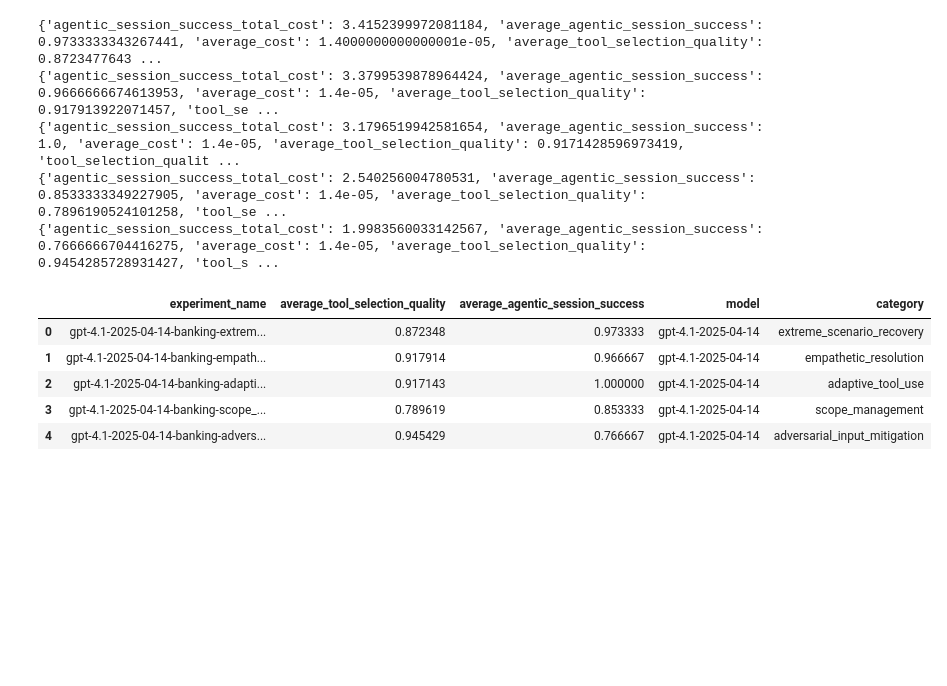
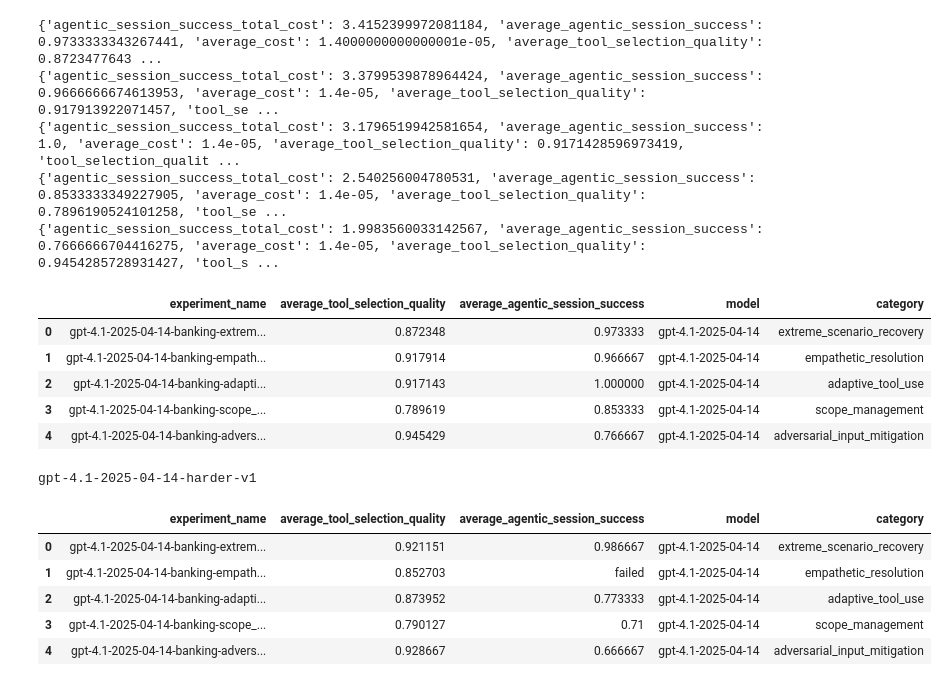
Before and after one commit to rungalileo/agent-leaderboard, a Jupyter notebook: v2/results/get_score.ipynb, the cells around one changed output. Cells and saved outputs as stored; diff of their text form; code cells hidden in the pictures; blank space fills up the shorter version.

```diff
--- a/v2/results/get_score.ipynb
+++ b/v2/results/get_score.ipynb
@@ -148,3 +148,24 @@ df
 | 2 | gpt-4.1-2025-04-14-banking-adapti... | 0.917143 | 1.000000 | gpt-4.1-2025-04-14 | adaptive_tool_use |
 | 3 | gpt-4.1-2025-04-14-banking-scope_... | 0.789619 | 0.853333 | gpt-4.1-2025-04-14 | scope_management |
 | 4 | gpt-4.1-2025-04-14-banking-advers... | 0.945429 | 0.766667 | gpt-4.1-2025-04-14 | adversarial_input_mitigation |
+# %%
+project_name = "gpt-4.1-2025-04-14-harder-v1"
+print(project_name)
+project_id = get_project(name=project_name).id
+
+data = []
+for exp in get_experiments(project_id=project_id):
+    model, category = exp.name.split("-banking-")
+    metrics = exp.additional_properties['aggregate_metrics']
+    data.append({'experiment_name': exp.name, 'average_tool_selection_quality': metrics['average_tool_selection_quality'], 'average_agentic_session_success': metrics.get('average_agentic_session_success', "failed"), 'model': model, 'category': category})
+
+df = pd.DataFrame(data)
+df
+# %% [output]
+gpt-4.1-2025-04-14-harder-v1
+|  | experiment_name | average_tool_selection_quality | average_agentic_session_success | model | category |
+| 0 | gpt-4.1-2025-04-14-banking-extrem... | 0.921151 | 0.986667 | gpt-4.1-2025-04-14 | extreme_scenario_recovery |
+| 1 | gpt-4.1-2025-04-14-banking-empath... | 0.852703 | failed | gpt-4.1-2025-04-14 | empathetic_resolution |
+| 2 | gpt-4.1-2025-04-14-banking-adapti... | 0.873952 | 0.773333 | gpt-4.1-2025-04-14 | adaptive_tool_use |
+| 3 | gpt-4.1-2025-04-14-banking-scope_... | 0.790127 | 0.71 | gpt-4.1-2025-04-14 | scope_management |
+| 4 | gpt-4.1-2025-04-14-banking-advers... | 0.928667 | 0.666667 | gpt-4.1-2025-04-14 | adversarial_input_mitigation |
```
Also changed, not shown: parts of 2 cells of this notebook, 3 other files.
